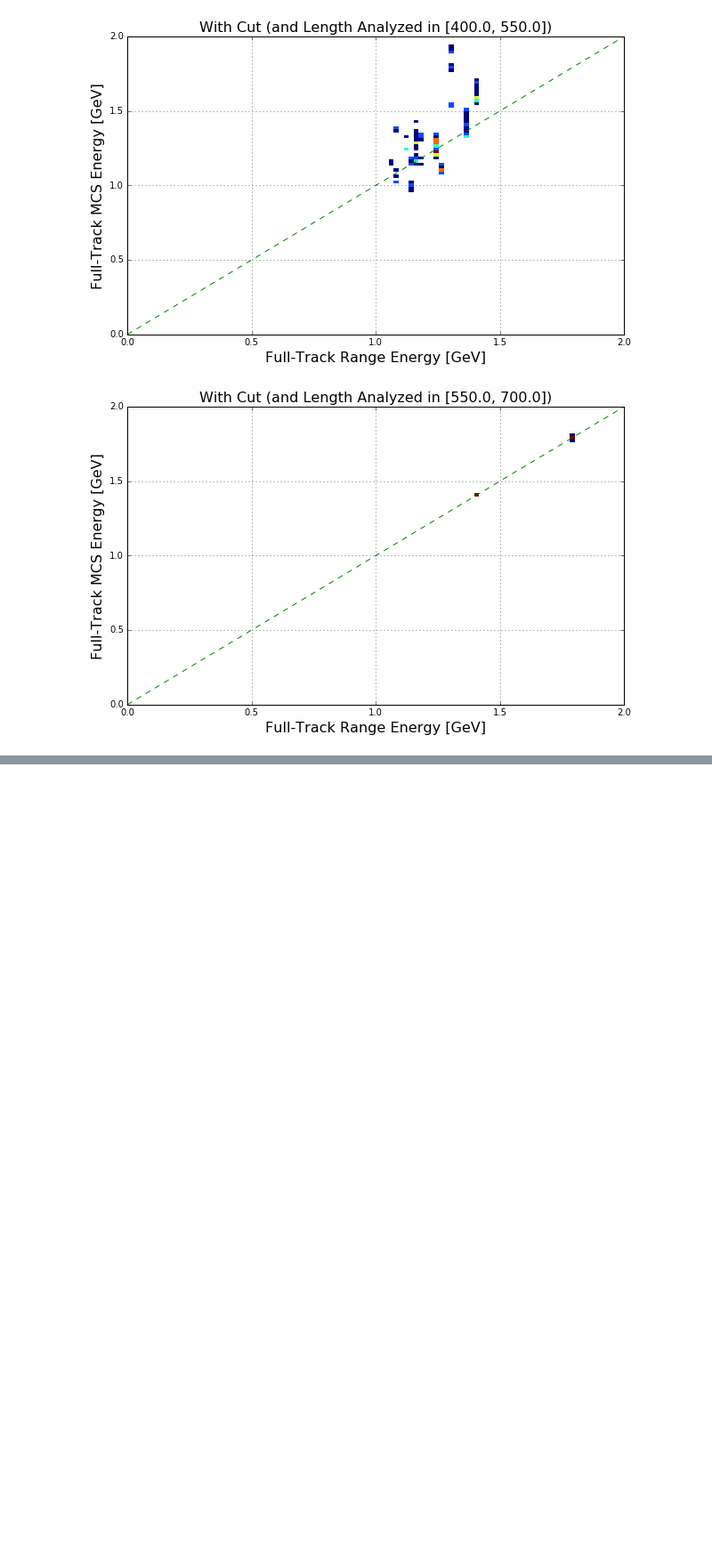
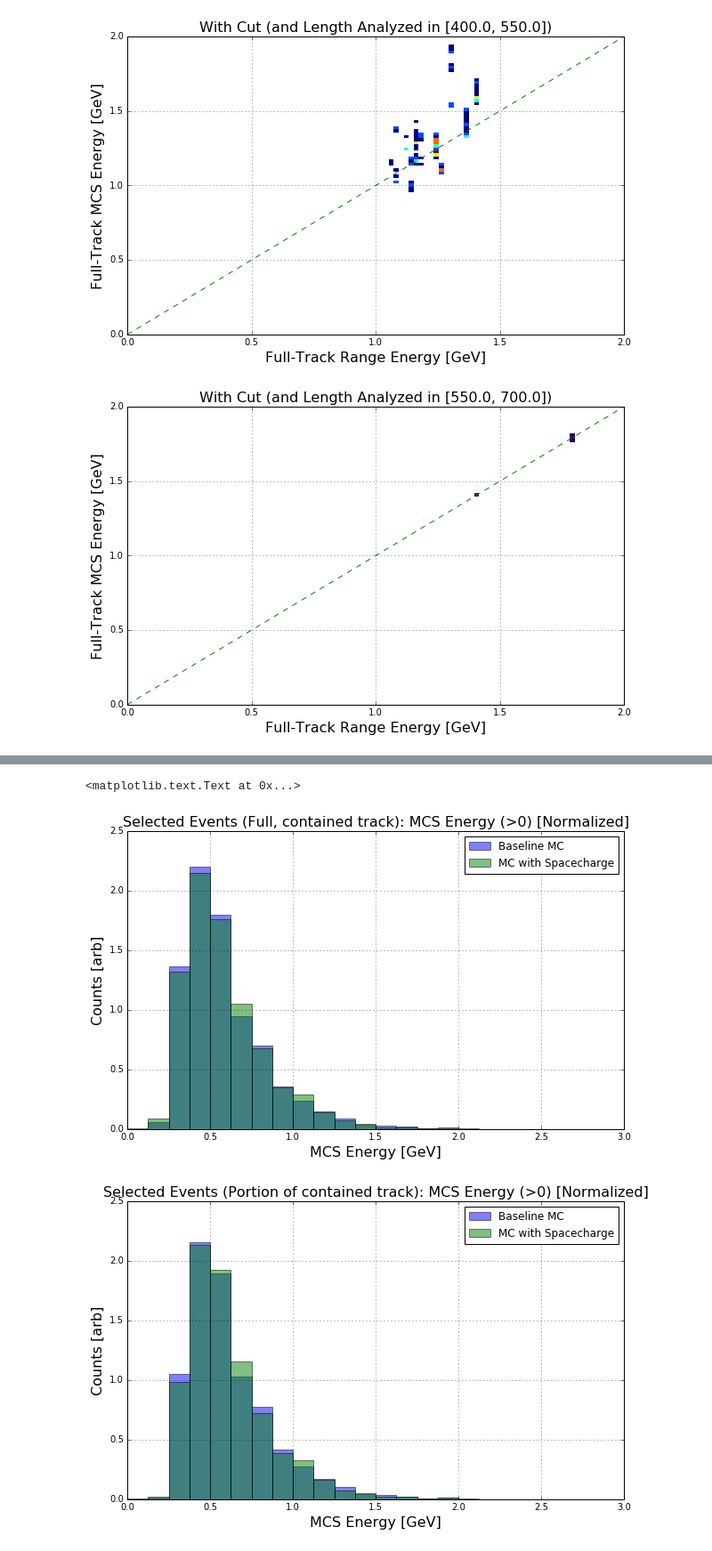
Before and after one commit to kaleko/KalekoAna, a Jupyter notebook: CCInclusive/mac/MCS_bias_study.ipynb, the cells around one changed output, grey strips where cells are left out. Shown: that part at 89% size. Saved outputs shown, nothing was run; the diff lists cells and outputs as text; code cells hidden in the pictures; blank space fills up the shorter version.

```diff
--- a/CCInclusive/mac/MCS_bias_study.ipynb
+++ b/CCInclusive/mac/MCS_bias_study.ipynb
@@ -166,0 +186,34 @@ money_plot()
+# %%
+plt.figure(figsize=(10,6))
+plt.grid(True)
+myquery = 'not MCS_linecut and ( (full_length - length_analyzed) < 11)'
+mybins = np.linspace(0,3,25)
+mcnu_vals = df_dict['mcnu'].query(myquery)['full_MCS_energy'].values
+mcnu_hist = np.histogram(mcnu_vals,bins=mybins,normed=True)
+plt.hist(mcnu_vals,bins=mybins,normed=True,alpha=0.5,label='Baseline MC')
+mcnu_sc_vals = df_dict['mcnu_SC'].query(myquery)['full_MCS_energy'].values # * 1.05
+mcnu_sc_hist = np.histogram(mcnu_sc_vals,bins=mybins,normed=True)
+plt.hist(mcnu_sc_vals,bins=mybins,normed=True,alpha=0.5,label='MC with Spacecharge')
+plt.legend()
+plt.title('Selected Events (Full, contained track): MCS Energy (>0) [Normalized]',fontsize=16)
+plt.ylabel('Counts [arb]',fontsize=16)
+plt.xlabel('MCS Energy [GeV]',fontsize=16)
+
+plt.figure(figsize=(10,6))
+plt.grid(True)
+myquery = 'not MCS_linecut and ( (full_length - length_analyzed) > 11)'
+myquery += ' and ( (full_length - length_analyzed) < 21)'
+mcnu_vals = df_dict['mcnu'].query(myquery)['full_MCS_energy'].values * 1.00
+mcnu_hist = np.histogram(mcnu_vals,bins=mybins,normed=True)
+plt.hist(mcnu_vals,bins=mybins,normed=True,alpha=0.5,label='Baseline MC')
+mcnu_sc_vals = df_dict['mcnu_SC'].query(myquery)['full_MCS_energy'].values
+mcnu_sc_hist = np.histogram(mcnu_sc_vals,bins=mybins,normed=True)
+plt.hist(mcnu_sc_vals,bins=mybins,normed=True,alpha=0.5,label='MC with Spacecharge')
+plt.legend()
+plt.title('Selected Events (Portion of contained track): MCS Energy (>0) [Normalized]',fontsize=16)
+plt.ylabel('Counts [arb]',fontsize=16)
+plt.xlabel('MCS Energy [GeV]',fontsize=16)
+# %% [output]
+<matplotlib.text.Text at 0x...>
+[figure, added]
+[figure, added]
```
Also changed, not shown: parts of 5 cells of this notebook, 11 other files.
